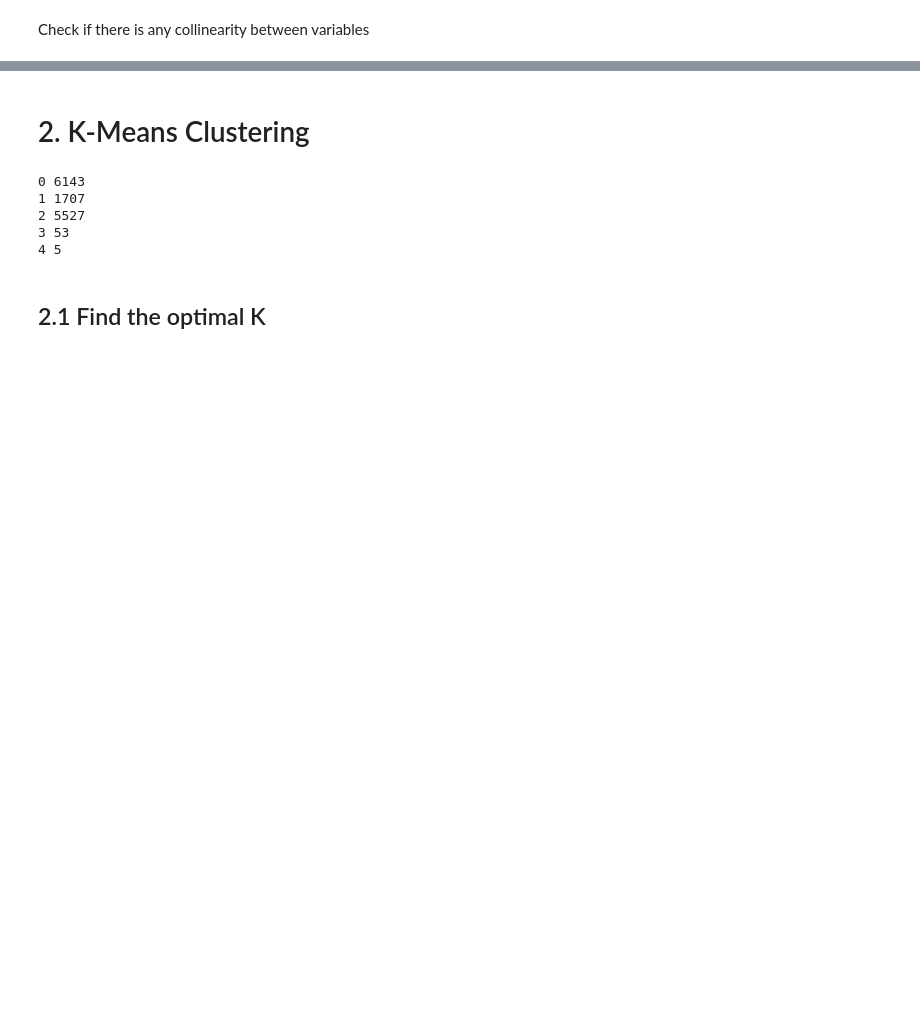
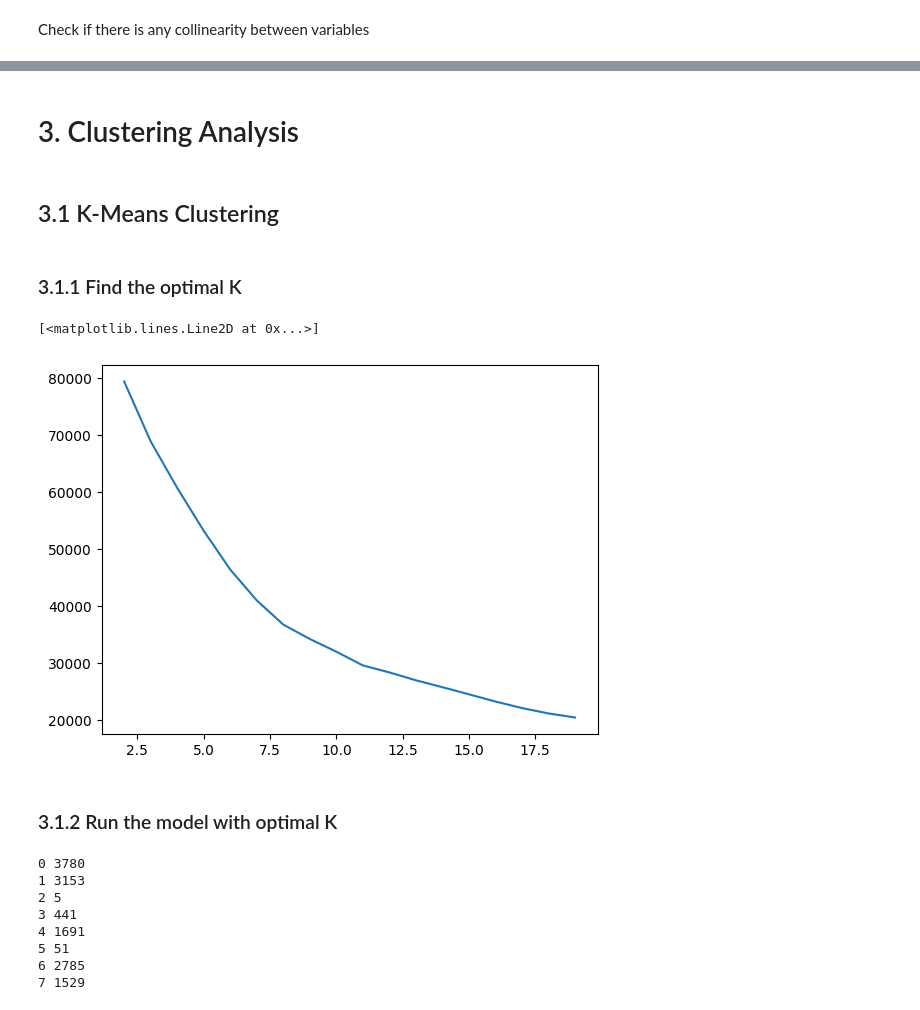
Before and after one commit to shanshanlao/life-expectancy-prediction, a Jupyter notebook: Kickstarter-predictions/kickstarter_clustering.ipynb, the cells around one changed output, grey strips where cells are left out. Drawn from its saved outputs; the diff is of its cells as text; code cells hidden in the pictures; blank space fills up the shorter version.

```diff
--- a/Kickstarter-predictions/kickstarter_clustering.ipynb
+++ b/Kickstarter-predictions/kickstarter_clustering.ipynb
@@ -57,6 +41,0 @@ We should consider removing all categorical variables. (Note: day, month, year a
-# %%
-# Select only numeric values
-numerics = ['float16', 'float32', 'float64'] #In this dataset, only float are numeric; int are dateTime values
-
-df = df.select_dtypes(include=numerics)
-df.columns
@@ -67,3 +44,10 @@ Index(['goal', 'pledged', 'static_usd_rate', 'usd_pledged', 'name_len',
+# %%
+# Select only numeric values
+df = df[['goal', 'pledged', 'backers_count', 'state',
+       'usd_pledged', 'name_len', 'name_len_clean',
+       'blurb_len', 'blurb_len_clean',
+       'create_to_launch_days', 'launch_to_deadline_days',
+       'launch_to_state_change_days']]
 # %% [markdown]
 Check if there is any collinearity between variables
 # %%
@@ -84,6 +68,6 @@ According to the correlation heatmap, following varaibles have high correlation:
 
 For each pair, we only need to keep one of them.
 # %%
-df = df.drop(columns = ['usd_pledged','name_len_clean','blurb_len_clean'])
+df = df.drop(columns = ['usd_pledged','name_len_clean','launch_to_state_change_days', 'backers_count', 'blurb_len_clean'])
 df.columns
 # %% [output]
@@ -90,0 +93,2 @@ Index(['goal', 'pledged', 'static_usd_rate', 'name_len', 'blurb_len'], dtype='ob
+# %% [markdown]
+# 3. Clustering Analysis
@@ -91,2 +101,2 @@ Index(['goal', 'pledged', 'static_usd_rate', 'name_len', 'blurb_len'], dtype='ob
 # %% [markdown]
-# 2. K-Means Clustering
+## 3.1 K-Means Clustering
@@ -98,0 +103,19 @@ X_std = scaler.fit_transform(X)
+# %% [markdown]
+### 3.1.1 Find the optimal K
+# %%
+# Calculate inertia for each number of clusters in kmeans
+from sklearn.cluster import KMeans
+
+withinss = []
+for i in range(2,20):
+    kmeans = KMeans(n_clusters=i)
+    model = kmeans.fit(X_std)
+    withinss.append(model.inertia_)
+
+from matplotlib import pyplot
+pyplot.plot([2,3,4,5,6,7,8,9,10,11,12,13,14,15,16,17,18,19],withinss)
+# %% [output]
+[<matplotlib.lines.Line2D at 0x...>]
+[figure, added]
+# %% [markdown]
+### 3.1.2 Run the model with optimal K
@@ -99,18 +124,18 @@ X_std = scaler.fit_transform(X)
 # %%
 from sklearn.cluster import KMeans
 
-K = 5
 kmeans = KMeans(n_clusters=K)
-model = kmeans.fit(X_std)
-labels = model.predict(X_std)
+model_km = kmeans.fit(X_std)
+labels_km = model_km.predict(X_std)
 
 for i in range(K):
-    print(i, (labels == i).sum())
+    print(i, (labels_km == i).sum())
 # %% [output]
-0 6143
-1 1707
-2 5527
-3 53
-4 5
+0 3780
+1 3153
+2 5
+3 441
+4 1691
+5 51
+6 2785
+7 1529
-# %% [markdown]
-## 2.1 Find the optimal K
```
Also changed, not shown: parts of 26 cells of this notebook.
